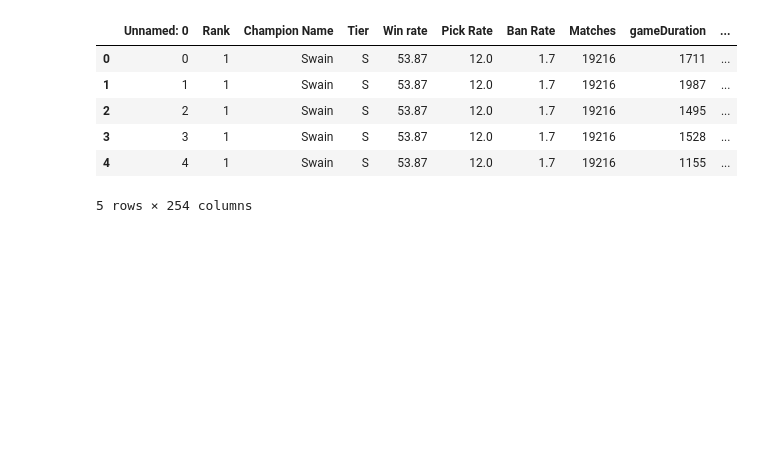
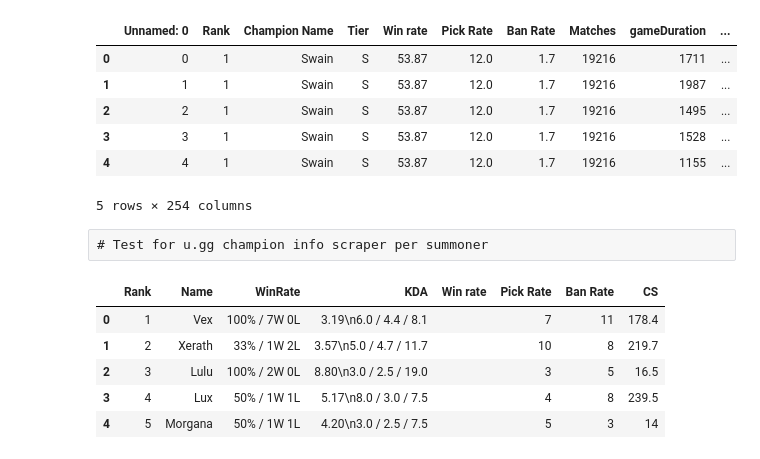
Before and after one commit to NicolaiLindner/Leaguify_Website, a Jupyter notebook: notebooks/exploration.ipynb, the cells around one changed output. Saved outputs shown, nothing was run; the diff lists cells and outputs as text; code cells hidden in the pictures; blank space fills up the shorter version.

```diff
--- a/notebooks/exploration.ipynb
+++ b/notebooks/exploration.ipynb
@@ -22,3 +49,70 @@ df.head()
 | 3 | 3 | 1 | Swain | S | 53.87 | 12.0 | 1.7 | 19216 | 1528 | ... |
 | 4 | 4 | 1 | Swain | S | 53.87 | 12.0 | 1.7 | 19216 | 1155 | ... |
 5 rows × 254 columns
+# %% [raw]
+# Test for u.gg champion info scraper per summoner
+# %%
+url = "https://u.gg/lol/profile/euw1/thehighground/champion-stats"
+
+options = Options()
+options.add_argument("--headless")
+options.binary_location = "C:\\Users\\nicol\\Downloads\\chrome-win64\\chrome-win64\\chrome.exe"  # Path to your Chrome executable
+
+service = Service("C:\\Users\\nicol\\Downloads\\chromedriver-win64\\chromedriver-win64\\chromedriver.exe")
+driver = webdriver.Chrome(service=service, options=options)
+
+driver.get(url)
+
+wait = WebDriverWait(driver, 10)
+wait.until(EC.presence_of_all_elements_located((By.CSS_SELECTOR, "div.rt-tr-group")))
+
+data = []  # List to store each row of data
+
+while True:
+    # Scroll to the bottom of the page
+    driver.execute_script("window.scrollTo(0, document.body.scrollHeight);")
+    time.sleep(1)
+
+    # Scroll back to the top of the page
+    driver.execute_script("window.scrollTo(0, 0);")
+    time.sleep(1)
+
+    # Check if all rows have been loaded
+    rows = driver.find_elements(By.CSS_SELECTOR, "div.rt-tr-group")
+    if not rows or len(data) == len(rows):  # Adjusted condition to check data length instead of champions length
+        break
+
+    # Otherwise, continue to extract the data
+    for i in range(len(data), len(rows)):
+        row = rows[i]
+        try:
+            name = row.find_element(By.CSS_SELECTOR, "div.rt-td:nth-of-type(2)").text.strip()
+            rank = row.find_element(By.CSS_SELECTOR, "div.rt-td:nth-of-type(1)").text.strip()
+            champion = row.find_element(By.CSS_SELECTOR, "div.rt-td:nth-of-type(3)").get_attribute("textContent")
+            winrate_stats = row.find_element(By.CSS_SELECTOR, "div.rt-td:nth-of-type(4)").text.strip()
+            win_rate = row.find_element(By.CSS_SELECTOR, "div.rt-td:nth-of-type(5)").text.strip()
+            pick_rate = row.find_element(By.CSS_SELECTOR, "div.rt-td:nth-of-type(7)").text.strip()
+            ban_rate = row.find_element(By.CSS_SELECTOR, "div.rt-td:nth-of-type(6)").text.strip()
+            matches = row.find_element(By.CSS_SELECTOR, "div.rt-td:nth-of-type(8)").text.strip()
+
+            # Append the extracted data to the data list
+            data.append([rank, name, champion, winrate_stats, win_rate, pick_rate,ban_rate, matches])
+
+        except Exception as e:
+            print(f"Error in row {i}: {e}")
+
+
+# Convert the data list into a pandas DataFrame
+columns = ['Rank', 'Name', 'WinRate', 'KDA', 'Win rate', 'Pick Rate', 'Ban Rate', 'CS']
+df_scraped = pd.DataFrame(data, columns=columns)
+
+driver.quit()
+
+df_scraped.head()
+# %% [output]
+|  | Rank | Name | WinRate | KDA | Win rate | Pick Rate | Ban Rate | CS |
+| 0 | 1 | Vex | 100% / 7W 0L | 3.19\n6.0 / 4.4 / 8.1 |  | 7 | 11 | 178.4 |
+| 1 | 2 | Xerath | 33% / 1W 2L | 3.57\n5.0 / 4.7 / 11.7 |  | 10 | 8 | 219.7 |
+| 2 | 3 | Lulu | 100% / 2W 0L | 8.80\n3.0 / 2.5 / 19.0 |  | 3 | 5 | 16.5 |
+| 3 | 4 | Lux | 50% / 1W 1L | 5.17\n8.0 / 3.0 / 7.5 |  | 4 | 8 | 239.5 |
+| 4 | 5 | Morgana | 50% / 1W 1L | 4.20\n3.0 / 2.5 / 7.5 |  | 5 | 3 | 14 |
```
Also changed, not shown: parts of 5 cells of this notebook.
